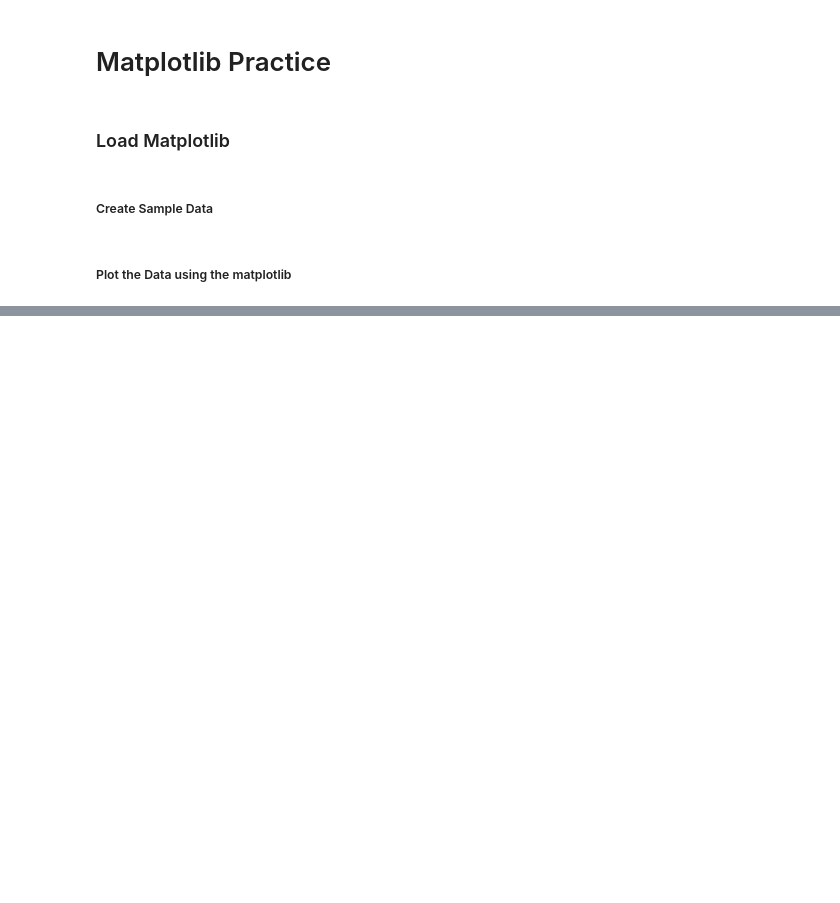
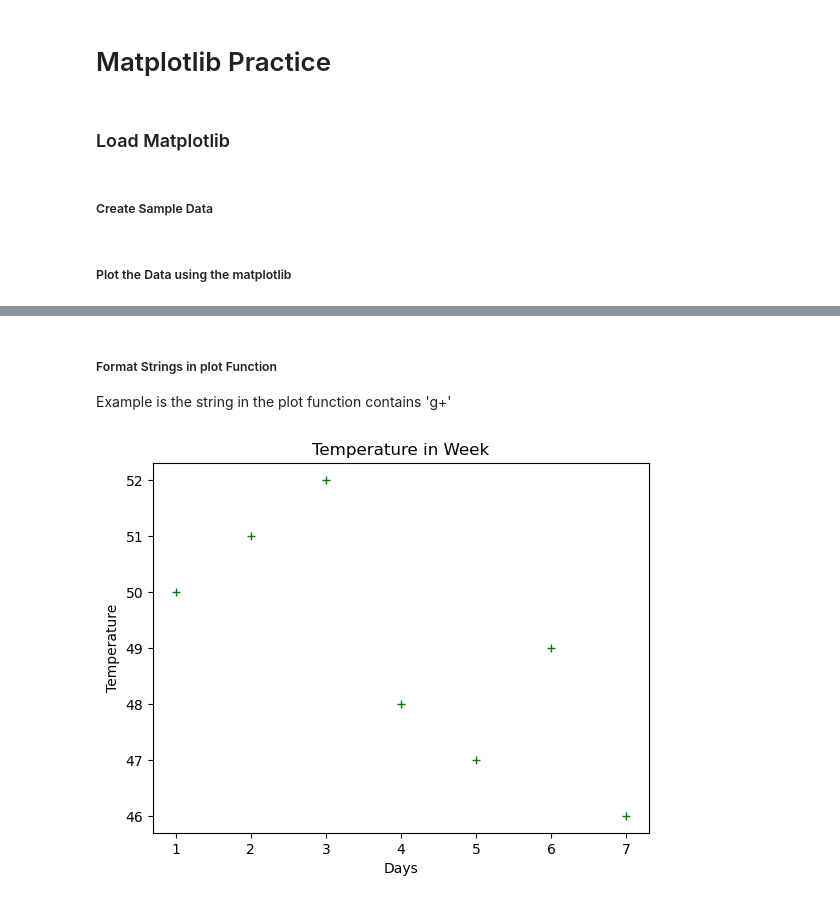
Before and after one commit to markdhareal/data-science-practice, a Jupyter notebook: notebooks/matplotlib/matplotlib_practice/matplotlib_practice.ipynb, the cells around one changed output, grey strips where cells are left out. Drawn from its saved outputs; the diff is of its cells as text; code cells hidden in the pictures; blank space fills up the shorter version.

```diff
--- a/notebooks/matplotlib/matplotlib_practice/matplotlib_practice.ipynb
+++ b/notebooks/matplotlib/matplotlib_practice/matplotlib_practice.ipynb
@@ -22,0 +24,11 @@ plt.show()
+# %% [markdown]
+##### Format Strings in plot Function
+ Example is the string in the plot function contains 'g+'
+# %%
+plt.plot(days, temperature, 'g+')
+plt.title('Temperature in Week')
+plt.xlabel('Days')
+plt.ylabel('Temperature')
+plt.show()
+# %% [output]
+[figure, added]
```
Also changed, not shown: parts of 48 cells of this notebook.
